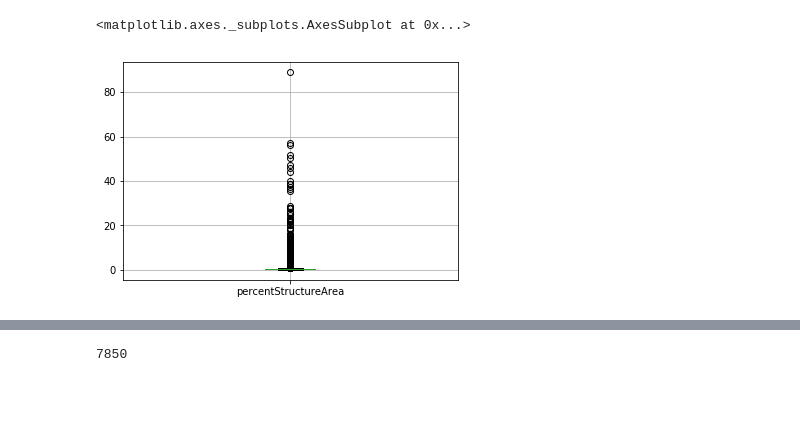
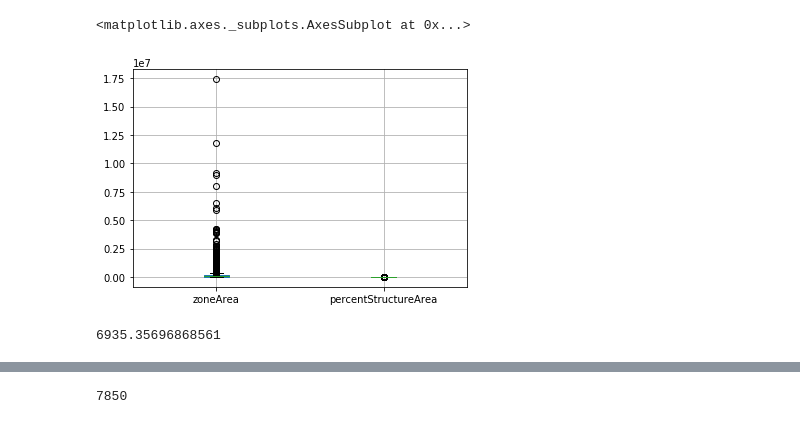
Before and after one commit to ledanieln/CoA-Zone-Prediction, a Jupyter notebook: notebooks/Data Exploration.ipynb, the cells around one changed output, grey strips where cells are left out. Cells and saved outputs as stored; diff of their text form; code cells hidden in the pictures; blank space fills up the shorter version.

```diff
--- a/notebooks/Data Exploration.ipynb
+++ b/notebooks/Data Exploration.ipynb
@@ -53,5 +32,10 @@ list(train)
-# %%
-train.boxplot(column=['percentStructureArea'])
-# %% [output]
-<matplotlib.axes._subplots.AxesSubplot at 0x...>
-[figure, removed]
+# %%
+newTrain = train.drop([7850], axis=0)
+newTrain.boxplot(column=['zoneArea', 'percentStructureArea'])
+# %% [output]
+<matplotlib.axes._subplots.AxesSubplot at 0x...>
+[figure, added]
+# %%
+print(train['zoneArea'][0])
+# %% [output]
+6935.35696868561
```
Also changed, not shown: parts of 6 cells of this notebook.
